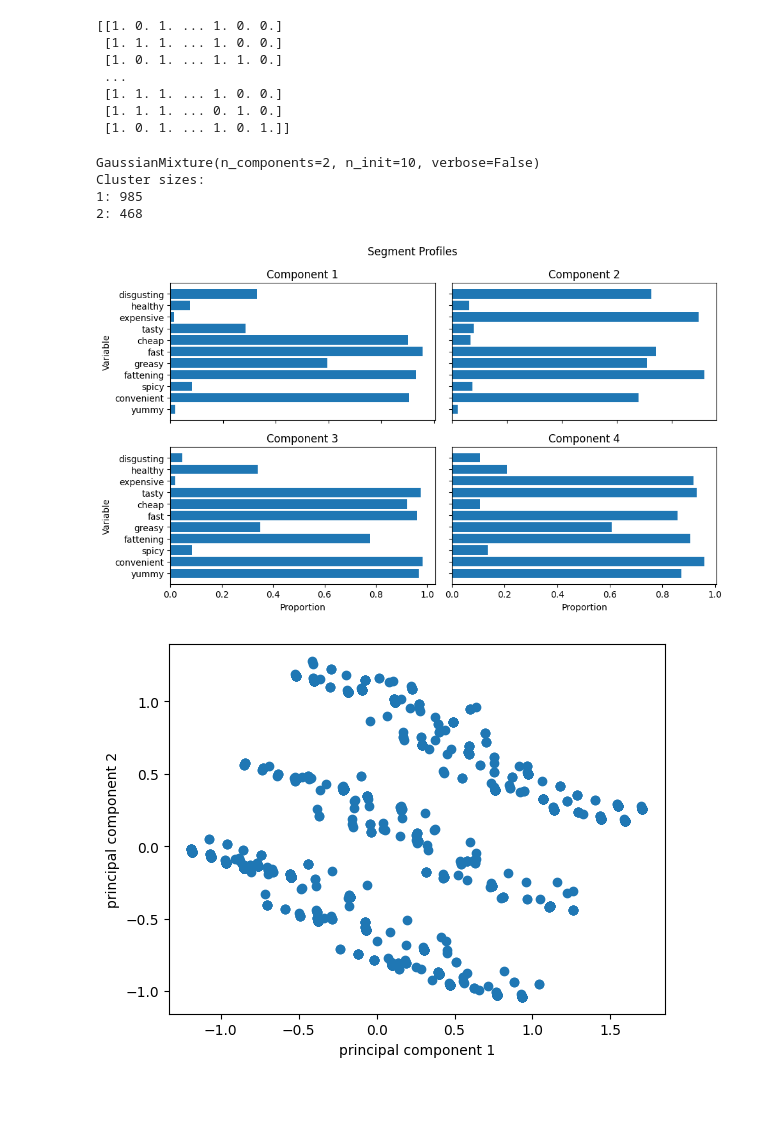
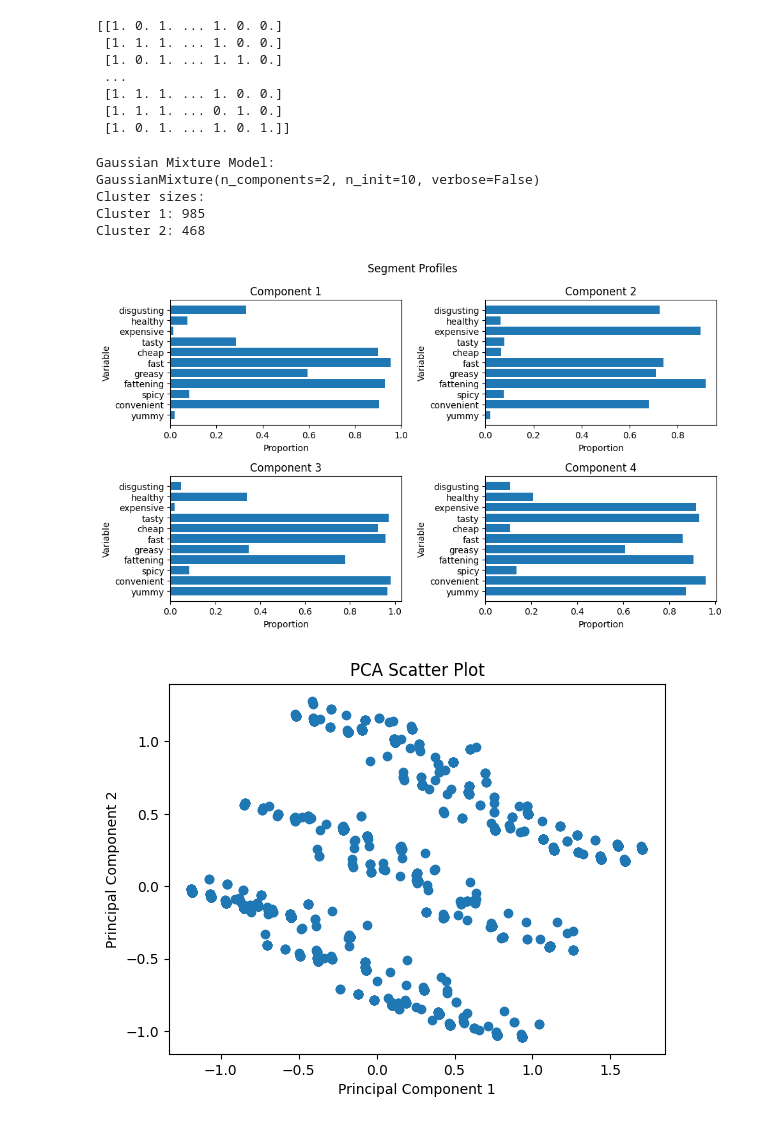
Before and after one commit to sree-hari-s/CaseStudy-Fast-Food, a Jupyter notebook: Case_Study_Fast_Food.ipynb, the cells around one changed output. Drawn from its saved outputs; the diff is of its cells as text; code cells hidden in the pictures; blank space fills up the shorter version.

```diff
--- a/Case_Study_Fast_Food.ipynb
+++ b/Case_Study_Fast_Food.ipynb
@@ -11,4 +7,11 @@ import pandas as pd
 # %%
-data = pd.read_csv('https://homepage.boku.ac.at/leisch/MSA/datasets/mcdonalds.csv')
-data.columns.values.tolist()
+url = 'https://homepage.boku.ac.at/leisch/MSA/datasets/mcdonalds.csv'
+
+# Load the CSV file into a DataFrame
+data = pd.read_csv(url)
+
+# Get the column names as a list
+column_names = data.columns.tolist()
+
+# Create a copy of the DataFrame
 data1 = data.copy()
@@ -154,10 +132,10 @@ nrep = 10
 
 num_segments = range(1, 9)
 within_cluster_distances = []
-MD_km28 = {}
+MD_km = {}
 
 for k in num_segments:
     kmeans = KMeans(n_clusters=k, n_init=nrep, random_state=1234)
     kmeans.fit(MD)
-    within_cluster_distances.append((kmeans.inertia_))
-    MD_km28[str(k)] = kmeans
+    within_cluster_distances.append(kmeans.inertia_)
+    MD_km[str(k)] = kmeans
@@ -493,79 +454,77 @@ print(f)
  [1. 1. 1. ... 0. 1. 0.]
  [1. 0. 1. ... 1. 0. 1.]]
 # %%
-from sklearn.mixture import GaussianMixture
 from patsy import dmatrix
+
 np.random.seed(1234)
 
+# Create design matrix X and target variable y
 X = dmatrix(f.design_info, data=data)
 y = dmatrix('Like', data=data)
 
 n_components = 2
 n_init = 10
 verbose = False
-n_rep=10
+n_rep = 10
 
+# Fit a Gaussian Mixture Model
 model = GaussianMixture(n_components=n_components, n_init=n_init, verbose=verbose)
 MD_reg2 = model.fit(X, y)
 
+print("Gaussian Mixture Model:")
 print(MD_reg2)
+
+# Count the sizes of each cluster
 cluster_sizes = np.bincount(model.predict(X))
 
 print("Cluster sizes:")
 for i, size in enumerate(cluster_sizes):
-    print(f"{i+1}: {size}")
+    print(f"Cluster {i+1}: {size}")
 # %% [output]
+Gaussian Mixture Model:
 GaussianMixture(n_components=2, n_init=10, verbose=False)
 Cluster sizes:
-1: 985
-2: 468
+Cluster 1: 985
+Cluster 2: 468
 # %%
-kmeans = MD_km28['4']
-
+kmeans = MD_km['4']  # Use the correct variable name, assuming 'MD_km' is the K-means model
 labels = kmeans.labels_
-
 MD_mean = MD.groupby(labels).mean()
 
 fig, axs = plt.subplots(2, 2, figsize=(10, 6))
-axs[0, 0].barh(range(MD_mean.shape[1]), MD_mean.iloc[0])
-axs[0, 0].set_title('Component 1')
-axs[0, 1].barh(range(MD_mean.shape[1]), MD_mean.iloc[1])
-axs[0, 1].set_title('Component 2')
-axs[1, 0].barh(range(MD_mean.shape[1]), MD_mean.iloc[2])
-axs[1, 0].set_title('Component 3')
-axs[1, 1].barh(range(MD_mean.shape[1]), MD_mean.iloc[3])
-axs[1, 1].set_title('Component 4')
+
+for i in range(4):
+    ax = axs[i // 2, i % 2]
+    ax.barh(range(MD_mean.shape[1]), MD_mean.iloc[i])
+    ax.set_title(f'Component {i+1}')
 
 for ax in axs.flat:
     ax.set(ylabel='Variable', xlabel='Proportion')
     ax.set_yticks(range(MD_mean.shape[1]))
     ax.set_yticklabels(MD.columns)
 
-for ax in axs.flat:
-    ax.label_outer()
-
 fig.suptitle('Segment Profiles')
-
 fig.tight_layout()
-
 plt.show()
 # %% [output]
-[figure, old version]
+[figure, new version]
 # %%
 kmeans = KMeans(n_clusters=4)
 kmeans.fit(MD)
 
 pca = PCA(n_components=2)
 MD_pca = pca.fit_transform(MD)
 
 fig, ax = plt.subplots()
 
 ax.scatter(MD_pca[:, 0], MD_pca[:, 1])
-ax.set_xlabel('principal component 1')
-ax.set_ylabel('principal component 2')
+ax.set_xlabel('Principal Component 1')
+ax.set_ylabel('Principal Component 2')
+ax.set_title('PCA Scatter Plot')
+
 plt.show()
 # %% [output]
-[figure, old version]
+[figure, new version]
 # %%
 from statsmodels.graphics.mosaicplot import mosaic
 from itertools import product
```
Also changed, not shown: parts of 43 cells of this notebook, 1 other file.
